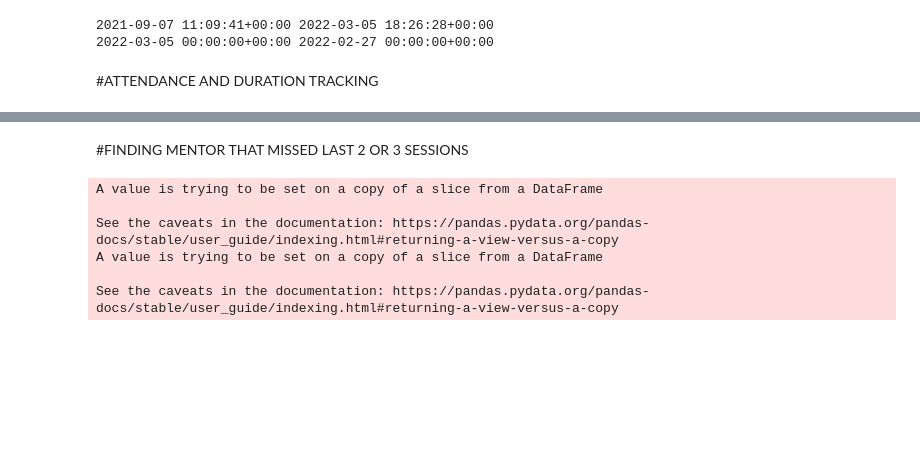
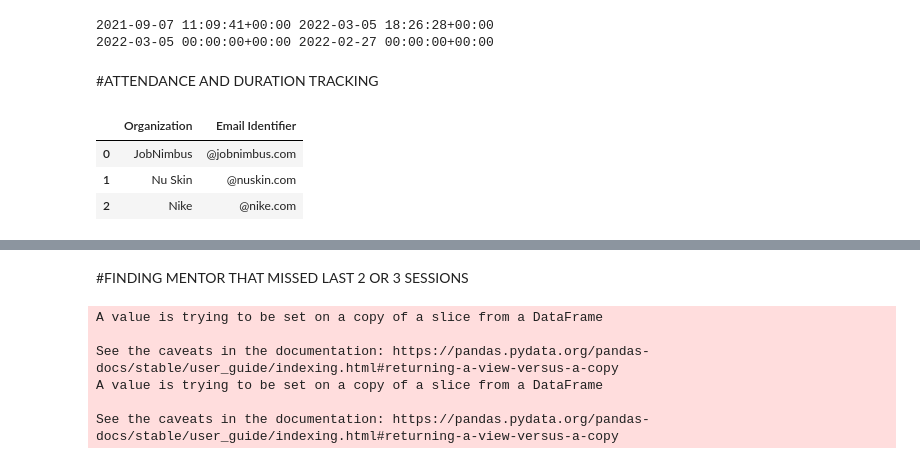
Before and after one commit to VillageBookBuilders/Mentor-Dashboard-V2, a Jupyter notebook: Attendance_Tracking_Calendar_Export.ipynb, the cells around one changed output, grey strips where cells are left out. Saved outputs shown, nothing was run; the diff lists cells and outputs as text; code cells hidden in the pictures; blank space fills up the shorter version.

Commit message:
Revised attendance tracking with calendar data. Added "Organization" to schema

```diff
--- a/Attendance_Tracking_Calendar_Export.ipynb
+++ b/Attendance_Tracking_Calendar_Export.ipynb
@@ -77,15 +61,26 @@ program_director_name = ['adeiso ghana', 'ahero kenya', 'biwi, malawi vbb mentor
 #Read Data Sources as pandas data frames
 
 #Calendar Data
-calendar_path = '/content/gdrive/MyDrive/Projects/Mentor_Dashboard_V2/3. Execution/SRC Code/Data/Calendar Data Export/Calendar Export UTC - Sheet1.csv'
-calendar_data = pd.read_csv(calendar_path)
+sheet_url = 'https://docs.google.com/spreadsheets/d/15kIgWb-TZpWIYmLnAJkdYQ472Luo5q6_SVrif2UNDl4/edit#gid=0'
+calendar_path = sheet_url.replace('/edit#gid=', '/export?format=csv&gid=')
+#calendar_path = '/content/gdrive/MyDrive/Projects/Mentor_Dashboard_V2/3. Execution/SRC Code/Data/Calendar Data Export/Calendar Export UTC - Sheet1.csv'
+calendar_data = pd.read_csv(calendar_path, on_bad_lines='skip')
 
 #Google Data
-#google_path = '/content/gdrive/MyDrive/Projects/Mentor_Dashboard_V2/3. Execution/SRC Code/Data/Google Audit Log/Jan 2022/Copy of meet_logs_1643126905783 - meet_logs_1643126905783.csv'
+# sheet_url = 'https://docs.google.com/spreadsheets/d/1GdKFu6uT0CtYFYdDUH3hBK9InKQc2pbLnb-KF7R2lyQ/edit?usp=sharing'
+# google_path = sheet_url.replace('/edit#gid=', '/export?format=csv&gid=')
 google_path = '/content/gdrive/MyDrive/Projects/Mentor_Dashboard_V2/3. Execution/SRC Code/Data/Google Audit Log/March 2022/3_5_2022.csv'
-google_data = pd.read_csv(google_path)
+google_data = pd.read_csv(google_path, on_bad_lines='skip')
 
 
 #Mentee Computer Emails
-mentee_email_path = '/content/gdrive/MyDrive/Projects/Mentor_Dashboard_V2/3. Execution/SRC Code/Data/mentee email/Copy of Village Library Information - computer email.csv'
-mentee_computer_emails = pd.read_csv(mentee_email_path)
+sheet_url = 'https://docs.google.com/spreadsheets/d/1JcJ99pX-pjMTCkFrLwjpaCJ_1FcJ2xZ7UqgBJHGFl9I/edit#gid=925063253'
+mentee_email_path = sheet_url.replace('/edit#gid=', '/export?format=csv&gid=')
+#mentee_email_path = '/content/gdrive/MyDrive/Projects/Mentor_Dashboard_V2/3. Execution/SRC Code/Data/mentee email/Copy of Village Library Information - computer email.csv'
+mentee_computer_emails = pd.read_csv(mentee_email_path, on_bad_lines='skip')
+
+#Corporate Parners
+sheet_url = 'https://docs.google.com/spreadsheets/d/1K9FtfVv-lzU0eQE4V27Qdb3zuj2t9d-WOxs2ZAA04kw/edit#gid=0'
+corporate_partners_path = sheet_url.replace('/edit#gid=', '/export?format=csv&gid=')
+#corporate_partners_path = '/content/gdrive/MyDrive/Projects/Mentor_Dashboard_V2/3. Execution/SRC Code/Data/Corporate Organizations/Corporate Partners.csv'
+corporate_partners = pd.read_csv(corporate_partners_path, on_bad_lines='skip')
@@ -96,15 +95,20 @@ mentee_computer_emails = pd.read_csv(mentee_email_path)
 
 #Calendar Data
 calendar_data = calendar_data.dropna() #remove all empty sessions
+calendar_data = calendar_data.drop_duplicates()
 
 #Google Data
 google_data = google_data.dropna(subset=['Date', 'Meeting code', 'Participant Identifier', 'Organizer email', 'Duration', 'Actor name', 'Calendar event ID']) #clean google data
+google_data = google_data.drop_duplicates()
 google_data = google_data[google_data['Duration'] > 0] #drop all calls with 0 duration
 google_data = google_data[google_data['Organizer email'] == mentor_email] #only consider mentor sessions
 google_data = google_data[google_data['Actor name'] != 'Mentor Program'] #drop all entries for mentor program
 
 #Mentee Email data
 mentee_computer_emails = mentee_computer_emails.dropna()
+
+#Corporate Parner data
+corporate_partners = corporate_partners.dropna()
 # %%
 print(google_data.shape, calendar_data.shape)
 # %% [output]
@@ -174,6 +181,13 @@ print(start, end)
 2022-03-05 00:00:00+00:00 2022-02-27 00:00:00+00:00
 # %% [markdown]
 #ATTENDANCE AND DURATION TRACKING
+# %%
+corporate_partners.head()
+# %% [output]
+|  | Organization | Email Identifier |
+| 0 | JobNimbus | @jobnimbus.com |
+| 1 | Nu Skin | @nuskin.com |
+| 2 | Nike | @nike.com |
 # %%
 calendar_data['Attendance'] = [0]*len(calendar_data)
 calendar_data['Duration'] = [0]*len(calendar_data)
```
Also changed, not shown: parts of 11 cells of this notebook.
